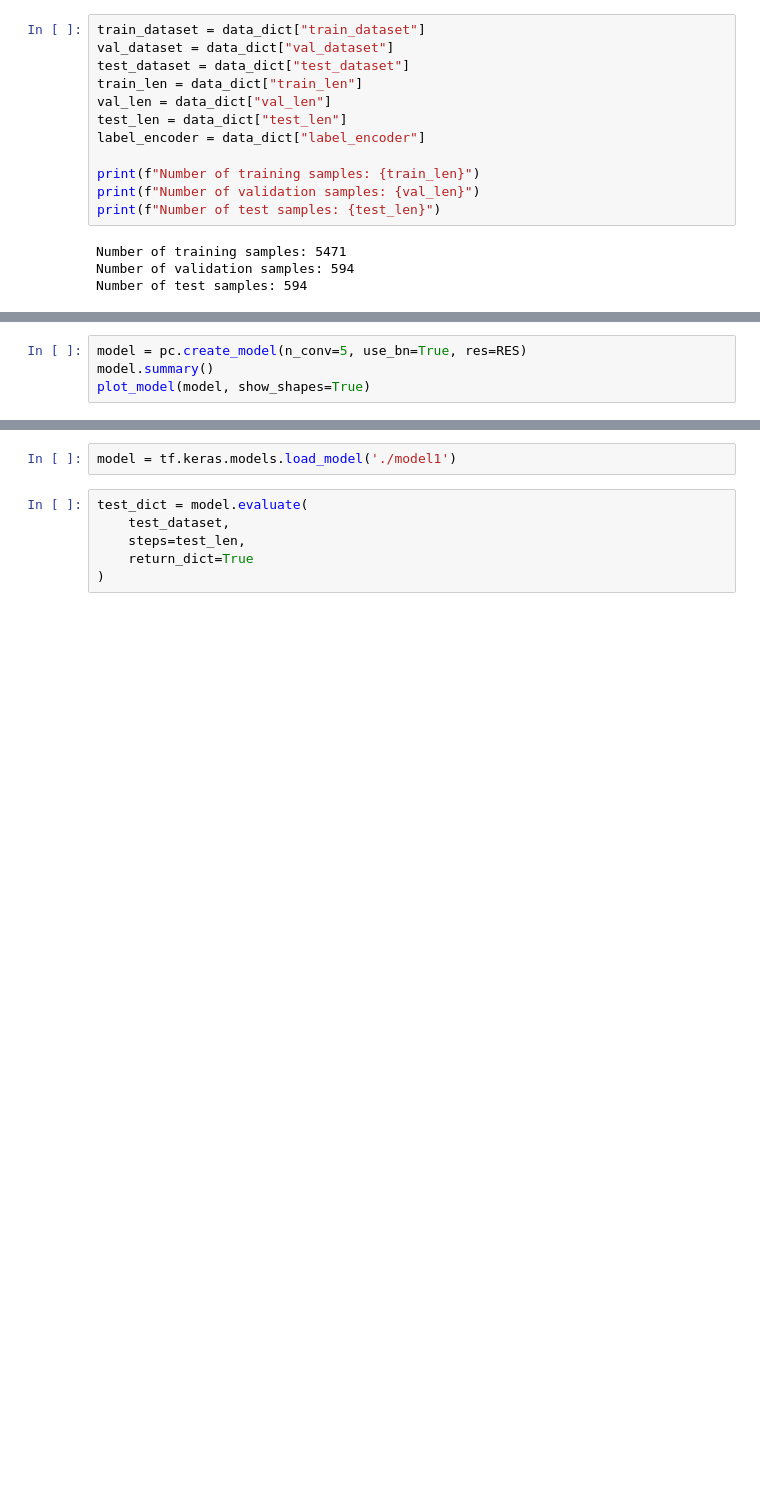
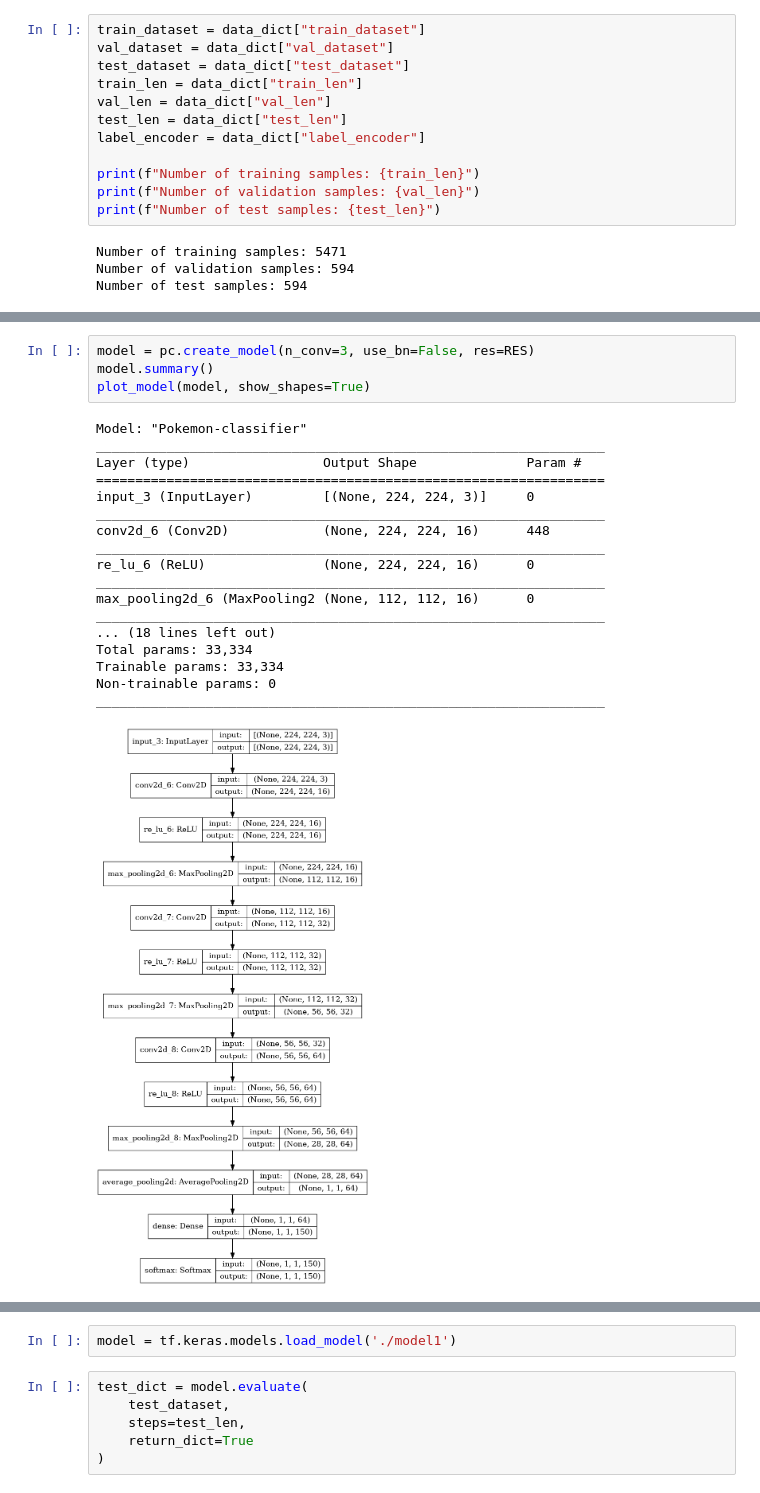
Before and after one commit to TryKatChup/Poke-Pi-Dex, a Jupyter notebook: pokemon-classifier/src/Pokemon cards classification.ipynb, the cells around one changed output, grey strips where cells are left out. Drawn from its saved outputs; the diff is of its cells as text; blank space fills up the shorter version.

```diff
--- a/pokemon-classifier/src/Pokemon cards classification.ipynb
+++ b/pokemon-classifier/src/Pokemon cards classification.ipynb
@@ -117,7 +132,26 @@ Test: done
 # %%
-model = pc.create_model(n_conv=5, use_bn=True, res=RES)
+model = pc.create_model(n_conv=3, use_bn=False, res=RES)
 model.summary()
 plot_model(model, show_shapes=True)
+# %% [output]
+Model: "Pokemon-classifier"
+_________________________________________________________________
+Layer (type)                 Output Shape              Param #
+=================================================================
+input_3 (InputLayer)         [(None, 224, 224, 3)]     0
+_________________________________________________________________
+conv2d_6 (Conv2D)            (None, 224, 224, 16)      448
+_________________________________________________________________
+re_lu_6 (ReLU)               (None, 224, 224, 16)      0
+_________________________________________________________________
+max_pooling2d_6 (MaxPooling2 (None, 112, 112, 16)      0
+_________________________________________________________________
+... (18 lines left out)
+Total params: 33,334
+Trainable params: 33,334
+Non-trainable params: 0
+_________________________________________________________________
+[figure, added]
 # %%
 model.compile(
     optimizer='adam',
```
Also changed, not shown: parts of 9 cells of this notebook, 11 other files.
